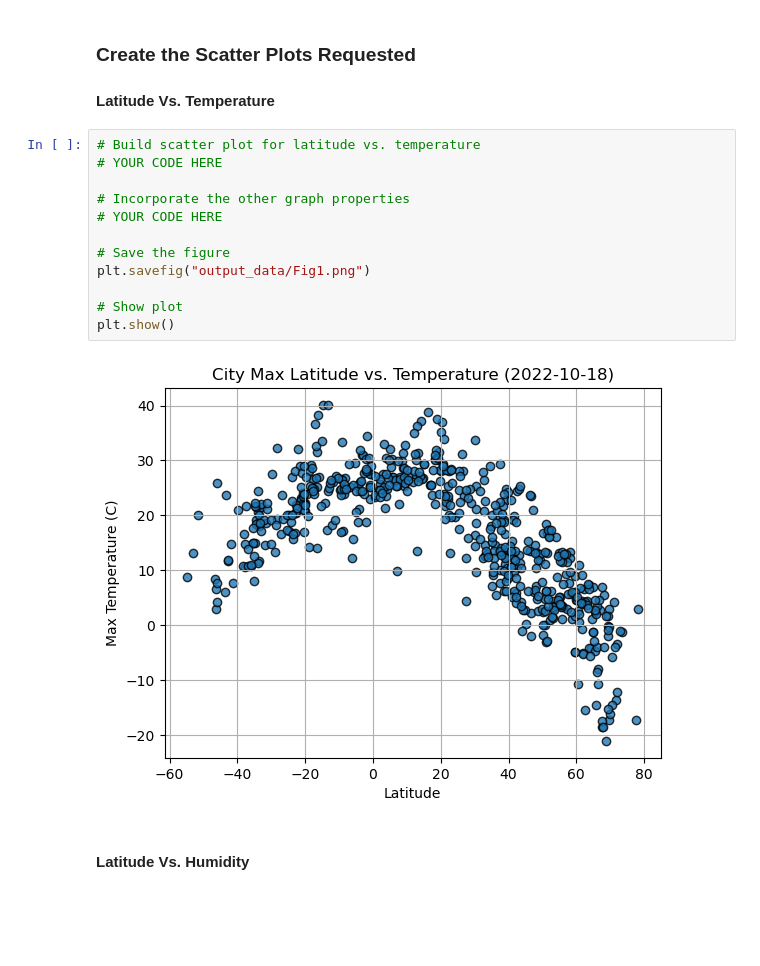
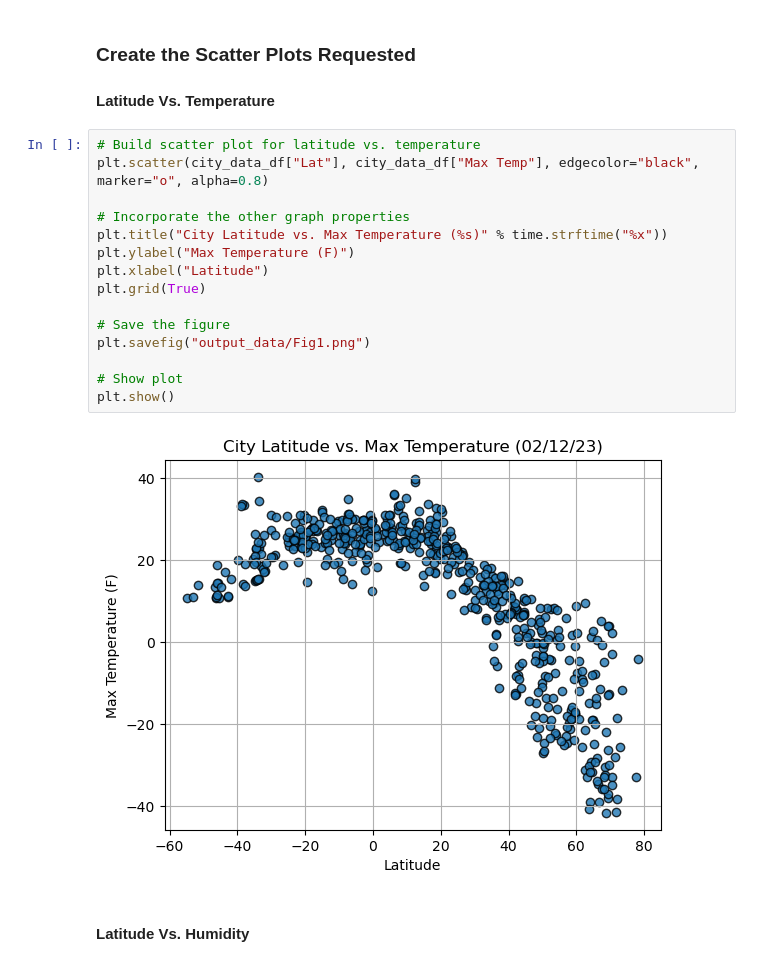
Before and after one commit to mlister3/Geoapify_and_OpenWeather_API_Getaway_Planning, a Jupyter notebook: WeatherPy.ipynb, the cells around one changed output. Cells and saved outputs as stored; diff of their text form; blank space fills up the shorter version.

```diff
--- a/WeatherPy.ipynb
+++ b/WeatherPy.ipynb
@@ -191,18 +191,21 @@ city_data_df.head()
 #### Latitude Vs. Temperature
 # %%
 # Build scatter plot for latitude vs. temperature
-# YOUR CODE HERE
+plt.scatter(city_data_df["Lat"], city_data_df["Max Temp"], edgecolor="black", marker="o", alpha=0.8)
 
 # Incorporate the other graph properties
-# YOUR CODE HERE
+plt.title("City Latitude vs. Max Temperature (%s)" % time.strftime("%x"))
+plt.ylabel("Max Temperature (F)")
+plt.xlabel("Latitude")
+plt.grid(True)
 
 # Save the figure
 plt.savefig("output_data/Fig1.png")
 
 # Show plot
 plt.show()
 # %% [output]
-[figure, old version]
+[figure, new version]
 # %% [markdown]
 #### Latitude Vs. Humidity
 # %%
```
Also changed, not shown: parts of 24 cells of this notebook, 5 other files.
